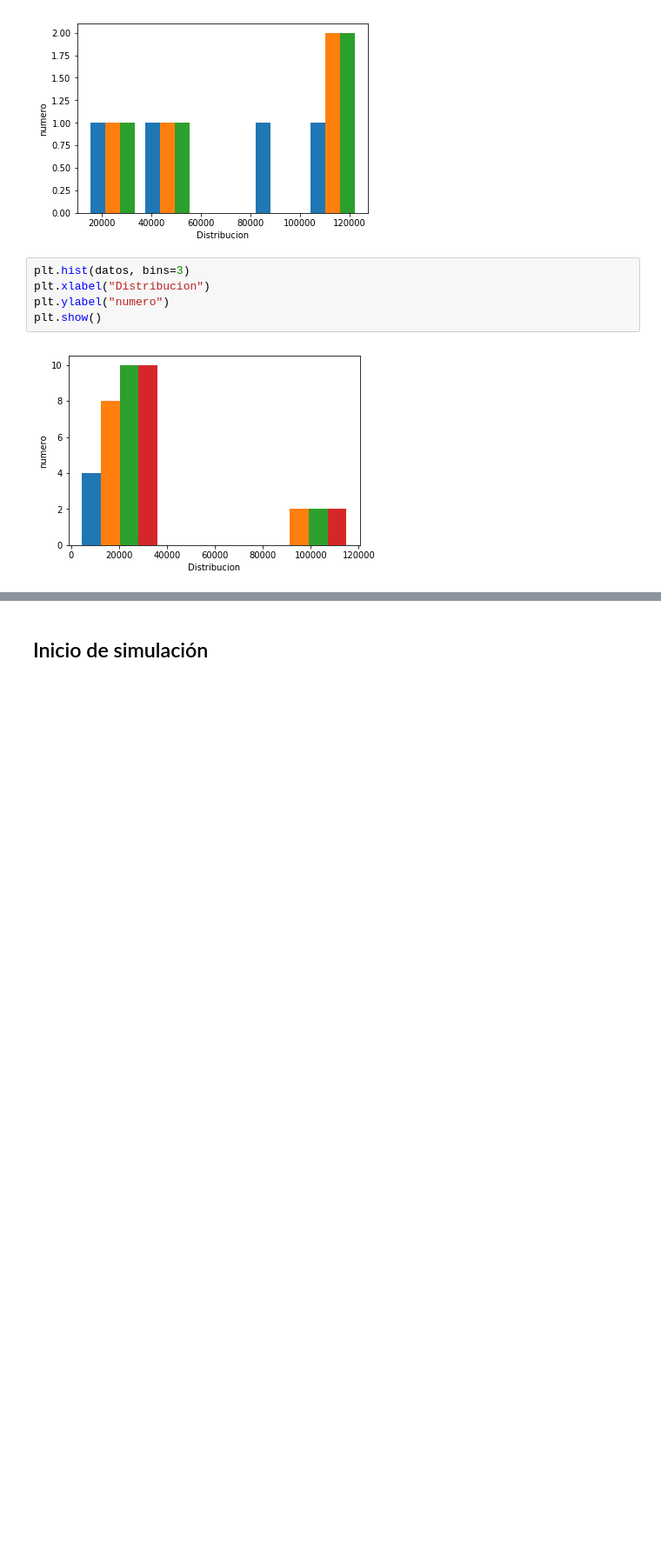
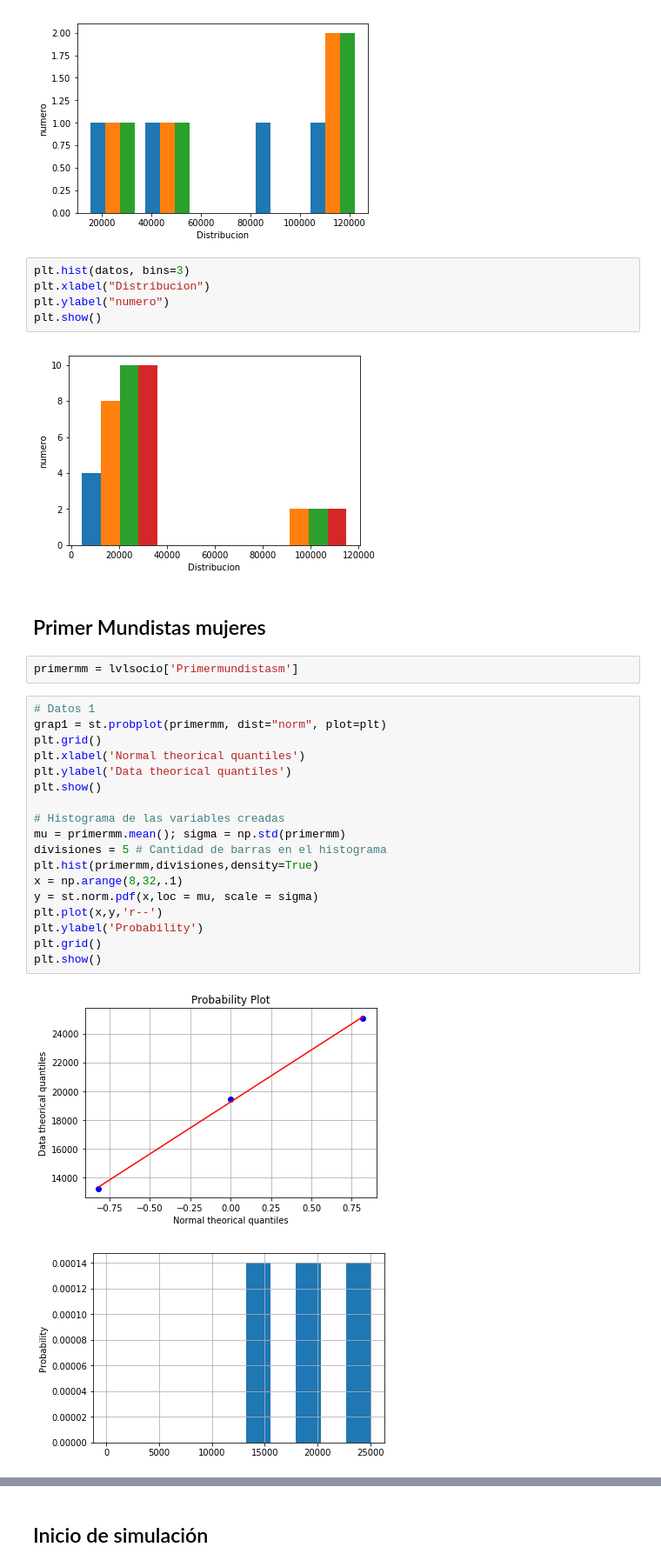
Before and after one commit to jsalomon97/proyecto_simmat, a Jupyter notebook: CODE/GuiaProyecto_simulacion.ipynb, the cells around one changed output, grey strips where cells are left out. Shown: that part at 87% size. Saved outputs shown, nothing was run; the diff lists cells and outputs as text; blank space fills up the shorter version.

```diff
--- a/CODE/GuiaProyecto_simulacion.ipynb
+++ b/CODE/GuiaProyecto_simulacion.ipynb
@@ -111,3 +111,28 @@ plt.ylabel("numero")
 plt.show()
 # %% [output]
 [figure]
+# %% [markdown]
+## Primer Mundistas mujeres
+# %%
+primermm = lvlsocio['Primermundistasm']
+# %%
+# Datos 1
+grap1 = st.probplot(primermm, dist="norm", plot=plt)
+plt.grid()
+plt.xlabel('Normal theorical quantiles')
+plt.ylabel('Data theorical quantiles')
+plt.show()
+
+# Histograma de las variables creadas
+mu = primermm.mean(); sigma = np.std(primermm)
+divisiones = 5 # Cantidad de barras en el histograma
+plt.hist(primermm,divisiones,density=True)
+x = np.arange(8,32,.1)
+y = st.norm.pdf(x,loc = mu, scale = sigma)
+plt.plot(x,y,'r--')
+plt.ylabel('Probability')
+plt.grid()
+plt.show()
+# %% [output]
+[figure, added]
+[figure, added]
```
Also changed, not shown: parts of 22 cells of this notebook.
